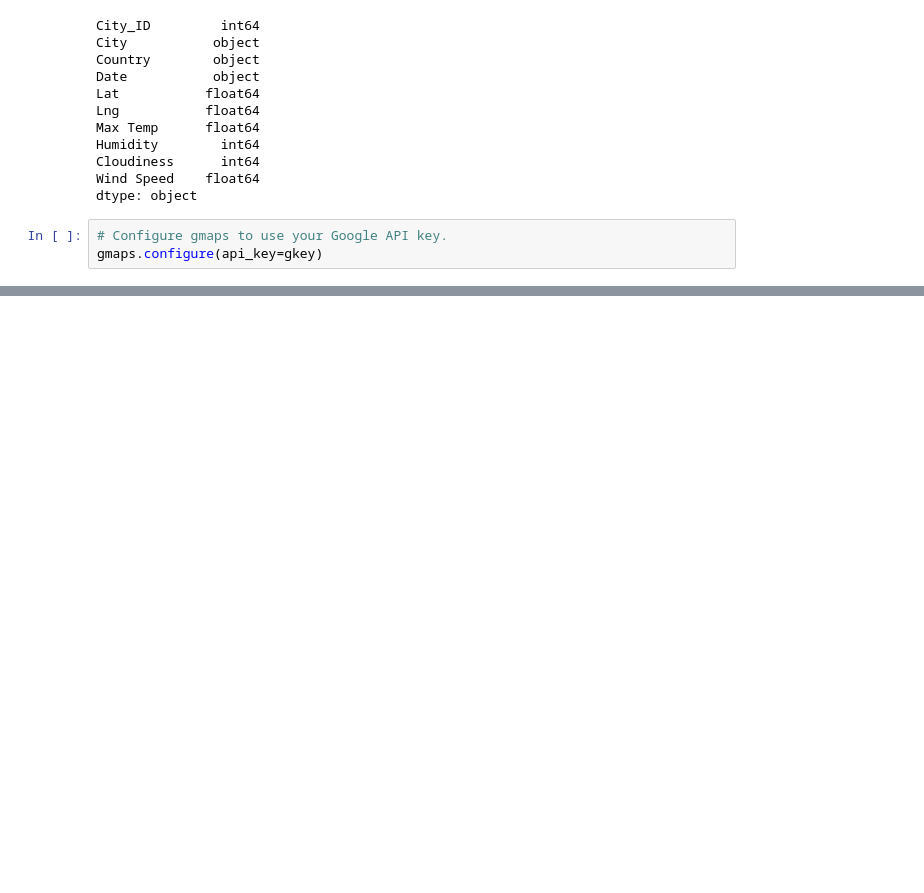
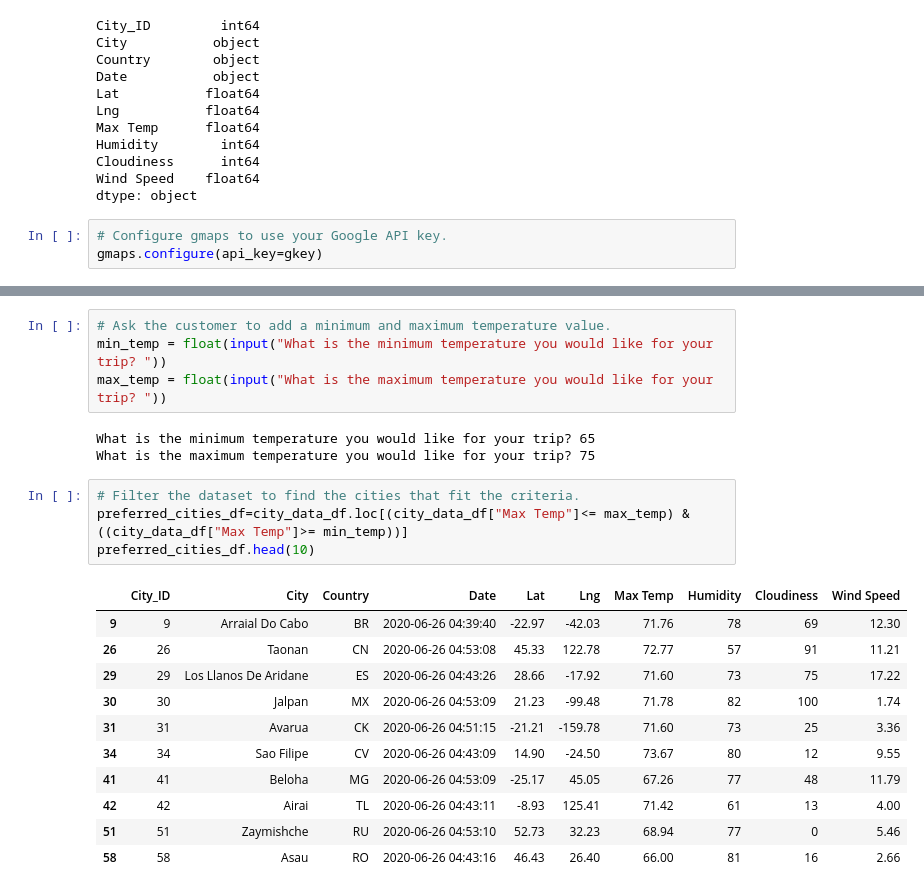
Before and after one commit to mariawolf29/World_Weather_Analysis, a Jupyter notebook: WeatherPy.ipynb, the cells around one changed output, grey strips where cells are left out. Drawn from its saved outputs; the diff is of its cells as text; blank space fills up the shorter version.

```diff
--- a/WeatherPy.ipynb
+++ b/WeatherPy.ipynb
@@ -540,0 +583,23 @@ heat_layer = gmaps.heatmap_layer(locations, weights=max_temp)
+# %%
+# Ask the customer to add a minimum and maximum temperature value.
+min_temp = float(input("What is the minimum temperature you would like for your trip? "))
+max_temp = float(input("What is the maximum temperature you would like for your trip? "))
+# %% [output]
+What is the minimum temperature you would like for your trip? 65
+What is the maximum temperature you would like for your trip? 75
+# %%
+# Filter the dataset to find the cities that fit the criteria.
+preferred_cities_df=city_data_df.loc[(city_data_df["Max Temp"]<= max_temp) & ((city_data_df["Max Temp"]>= min_temp))]
+preferred_cities_df.head(10)
+# %% [output]
+|  | City_ID | City | Country | Date | Lat | Lng | Max Temp | Humidity | Cloudiness | Wind Speed |
+| 9 | 9 | Arraial Do Cabo | BR | 2020-06-26 04:39:40 | -22.97 | -42.03 | 71.76 | 78 | 69 | 12.30 |
+| 26 | 26 | Taonan | CN | 2020-06-26 04:53:08 | 45.33 | 122.78 | 72.77 | 57 | 91 | 11.21 |
+| 29 | 29 | Los Llanos De Aridane | ES | 2020-06-26 04:43:26 | 28.66 | -17.92 | 71.60 | 73 | 75 | 17.22 |
+| 30 | 30 | Jalpan | MX | 2020-06-26 04:53:09 | 21.23 | -99.48 | 71.78 | 82 | 100 | 1.74 |
+| 31 | 31 | Avarua | CK | 2020-06-26 04:51:15 | -21.21 | -159.78 | 71.60 | 73 | 25 | 3.36 |
+| 34 | 34 | Sao Filipe | CV | 2020-06-26 04:43:09 | 14.90 | -24.50 | 73.67 | 80 | 12 | 9.55 |
+| 41 | 41 | Beloha | MG | 2020-06-26 04:53:09 | -25.17 | 45.05 | 67.26 | 77 | 48 | 11.79 |
+| 42 | 42 | Airai | TL | 2020-06-26 04:43:11 | -8.93 | 125.41 | 71.42 | 61 | 13 | 4.00 |
+| 51 | 51 | Zaymishche | RU | 2020-06-26 04:53:10 | 52.73 | 32.23 | 68.94 | 77 | 0 | 5.46 |
+| 58 | 58 | Asau | RO | 2020-06-26 04:43:16 | 46.43 | 26.40 | 66.00 | 81 | 16 | 2.66 |
```
Also changed, not shown: parts of 40 cells of this notebook.
